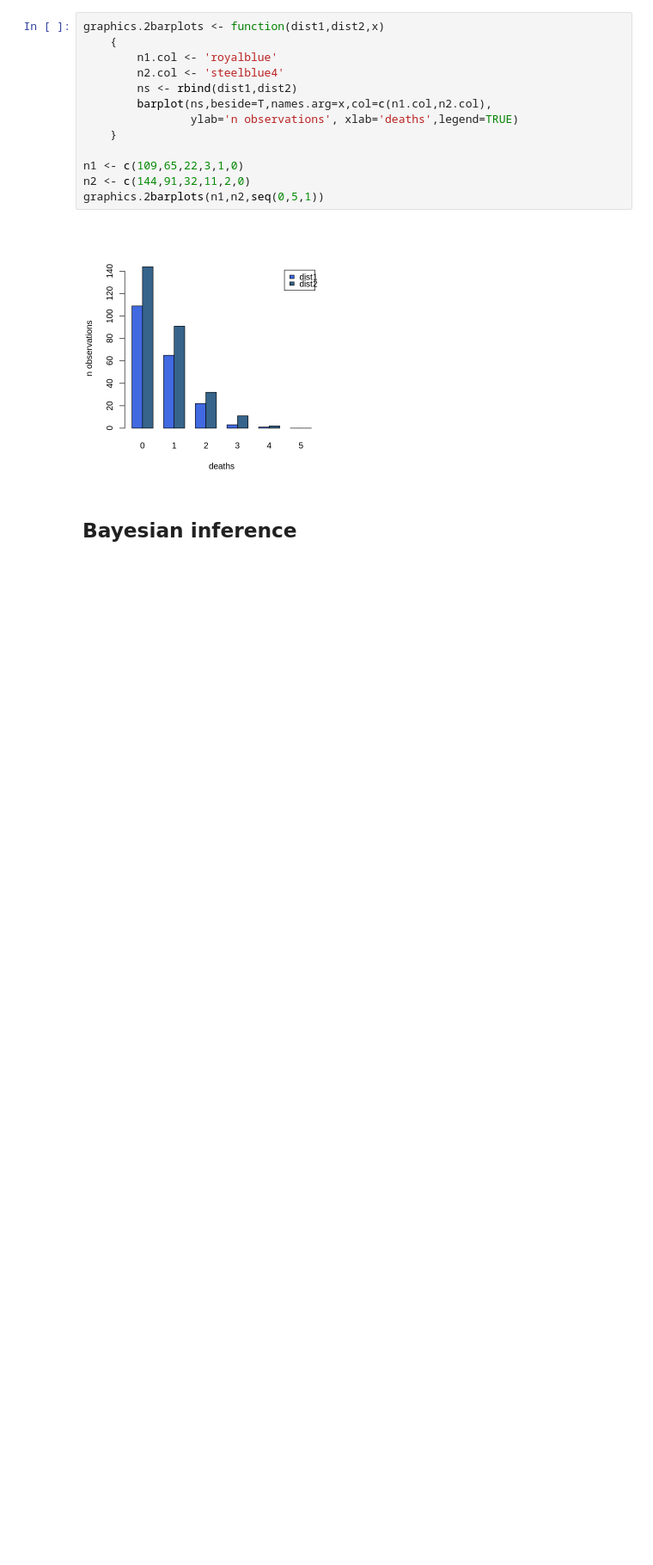
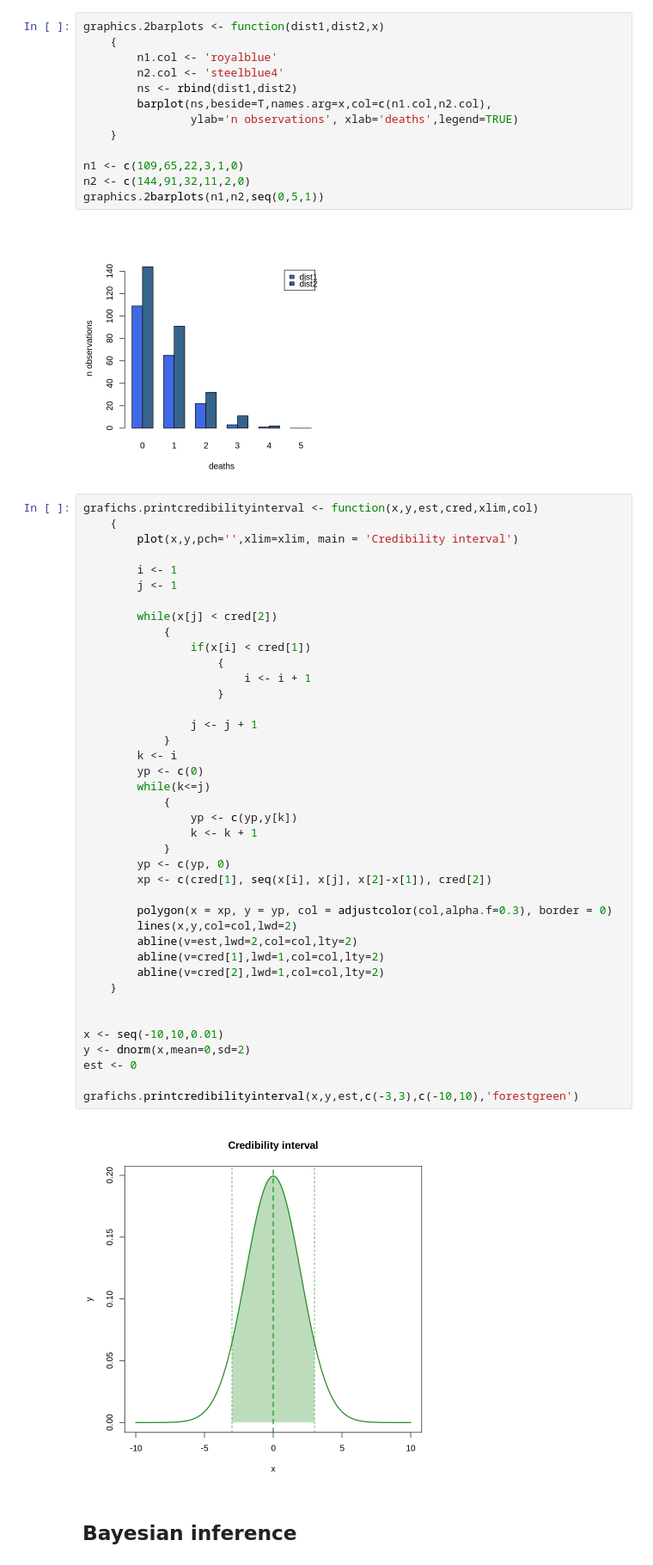
Before and after one commit to SaverioMonaco/AdvStatisticsExercises, a Jupyter notebook: cheatsheet.ipynb, the cells around one changed output. Shown at 86% size. Drawn from its saved outputs; the diff is of its cells as text; blank space fills up the shorter version.

```diff
--- a/cheatsheet.ipynb
+++ b/cheatsheet.ipynb
@@ -226,6 +226,48 @@ n2 <- c(144,91,32,11,2,0)
 graphics.2barplots(n1,n2,seq(0,5,1))
 # %% [output]
 [figure]
+# %%
+grafichs.printcredibilityinterval <- function(x,y,est,cred,xlim,col)
+    {
+        plot(x,y,pch='',xlim=xlim, main = 'Credibility interval')
+
+        i <- 1
+        j <- 1
+
+        while(x[j] < cred[2])
+            {
+                if(x[i] < cred[1])
+                    {
+                        i <- i + 1
+                    }
+
+                j <- j + 1
+            }
+        k <- i
+        yp <- c(0)
+        while(k<=j)
+            {
+                yp <- c(yp,y[k])
+                k <- k + 1
+            }
+        yp <- c(yp, 0)
+        xp <- c(cred[1], seq(x[i], x[j], x[2]-x[1]), cred[2])
+
+        polygon(x = xp, y = yp, col = adjustcolor(col,alpha.f=0.3), border = 0)
+        lines(x,y,col=col,lwd=2)
+        abline(v=est,lwd=2,col=col,lty=2)
+        abline(v=cred[1],lwd=1,col=col,lty=2)
+        abline(v=cred[2],lwd=1,col=col,lty=2)
+    }
+
+
+x <- seq(-10,10,0.01)
+y <- dnorm(x,mean=0,sd=2)
+est <- 0
+
+grafichs.printcredibilityinterval(x,y,est,c(-3,3),c(-10,10),'forestgreen')
+# %% [output]
+[figure, added]
 # %% [markdown]
 ## Bayesian inference
 # %%
```
Also changed, not shown: parts of 1 cell of this notebook, 2 other files.
